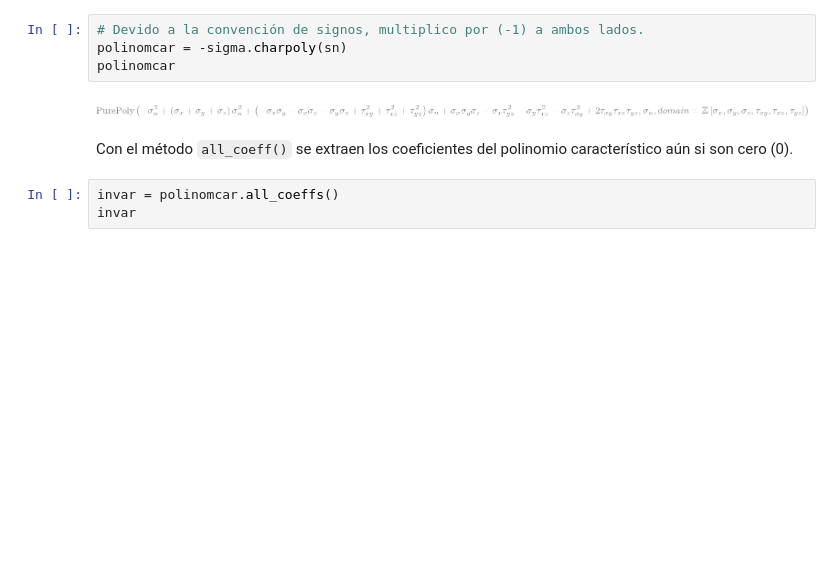
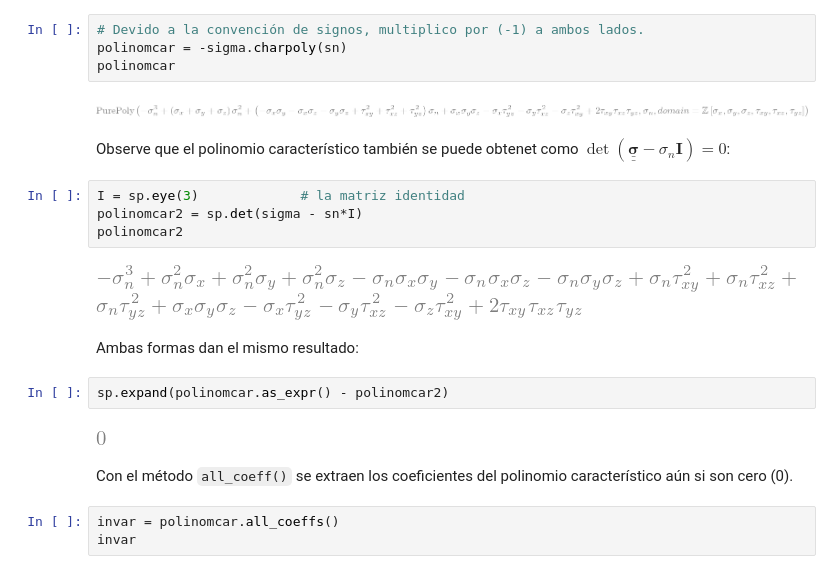
Before and after one commit to michaelherediaperez/medio-continuo, a Jupyter notebook: codigos/cap_02/02_08_02.ipynb, the cells around one changed output. Cells and saved outputs as stored; diff of their text form; blank space fills up the shorter version.

````diff
--- a/codigos/cap_02/02_08_02.ipynb
+++ b/codigos/cap_02/02_08_02.ipynb
@@ -36,6 +37,20 @@ polinomcar = -sigma.charpoly(sn)
 polinomcar
 # %% [output]
 [figure]
+# %% [markdown]
+Observe que el polinomio característico también se puede obtenet como $\det(\underline{\underline{\boldsymbol{\sigma}}} - \sigma_n \boldsymbol{I}) = 0$:
+# %%
+I = sp.eye(3)             # la matriz identidad
+polinomcar2 = sp.det(sigma - sn*I)
+polinomcar2
+# %% [output]
+[figure, added]
+# %% [markdown]
+Ambas formas dan el mismo resultado:
+# %%
+sp.expand(polinomcar.as_expr() - polinomcar2)
+# %% [output]
+[figure, added]
 # %% [markdown]
 Con el método ```all_coeff()``` se extraen los coeficientes del polinomio característico aún si son cero (0).
 # %%
````
Also changed, not shown: parts of 3 cells of this notebook, 1 other file.
